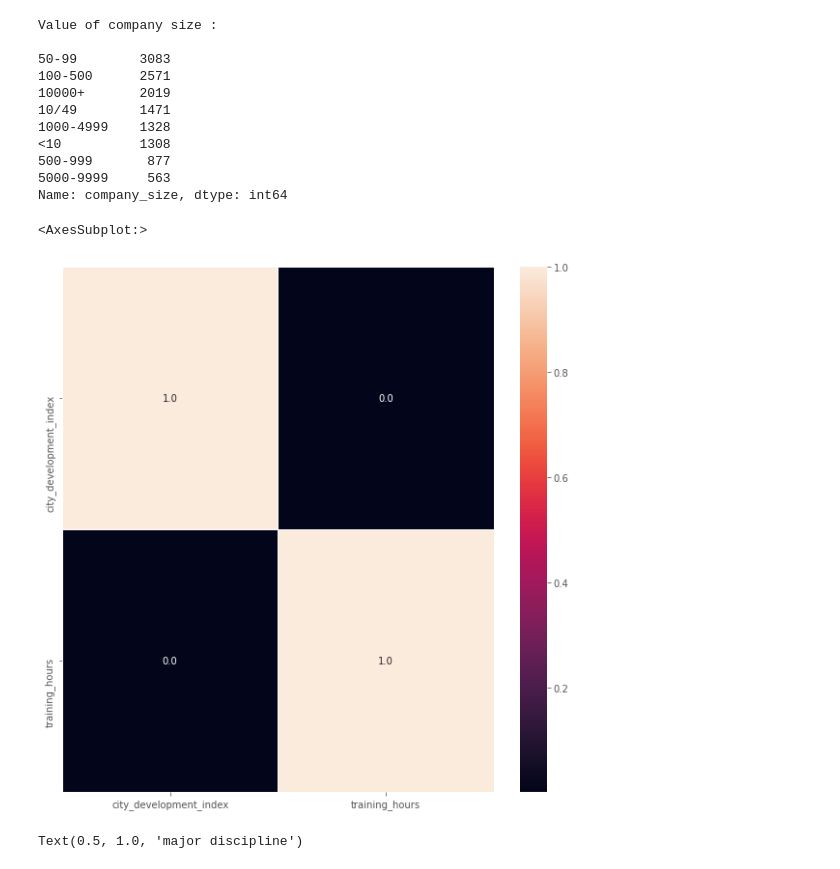
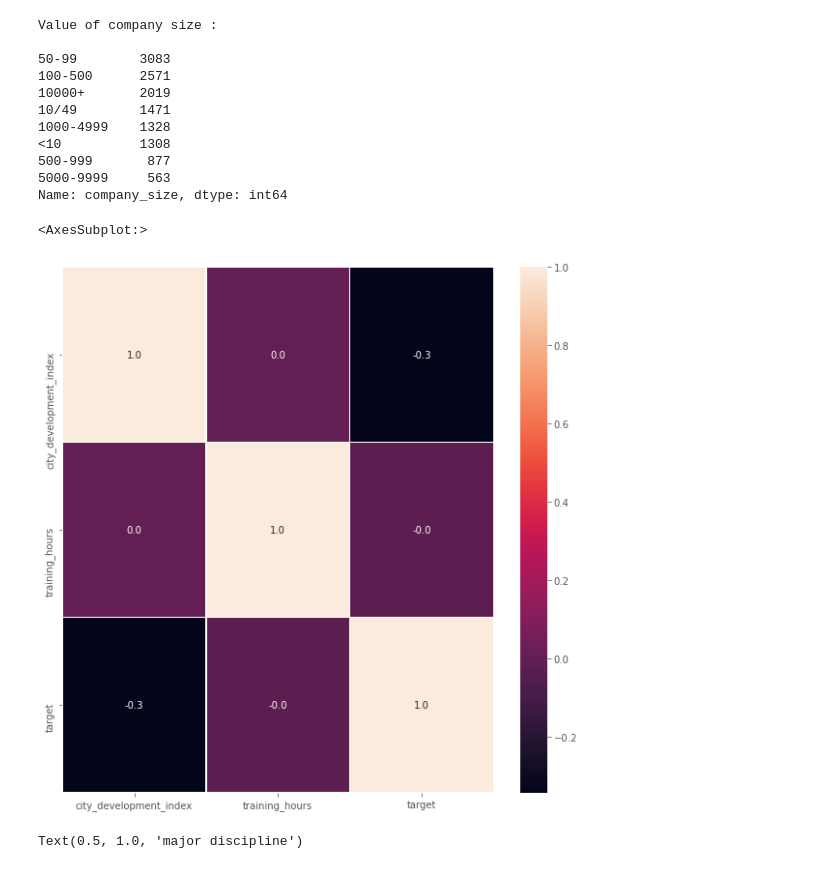
Before and after one commit to ArwaEssa/HR-Analysis, a Jupyter notebook: HR Clasification.ipynb, the cells around one changed output. Drawn from its saved outputs; the diff is of its cells as text; code cells hidden in the pictures.

```diff
--- a/HR Clasification.ipynb
+++ b/HR Clasification.ipynb
@@ -73,7 +73,7 @@ df2.shape
 # %% [output]
 (2129, 13)
 # %%
-df = pd.read_csv('aug_train.csv')
+df = pd.read_csv('/Users/ghaidaa/Downloads/archive-2/aug_train.csv')
 # %%
 df
 # %% [output]
@@ -311,10 +311,10 @@ Value of company size :
 Name: company_size, dtype: int64
 # %%
 f,ax=plt.subplots(figsize=(10,10))
-sns.heatmap(X_data.corr(),annot=True,linewidth=.5,fmt='.1f')
+sns.heatmap(df.corr(),annot=True,linewidth=.5,fmt='.1f')
 # %% [output]
 <AxesSubplot:>
-[figure, old version]
+[figure, new version]
 # %%
 figure(figsize=(8, 6))
 mar_stat=X_data['major_discipline'].value_counts()
```
Also changed, not shown: parts of 15 cells of this notebook.
